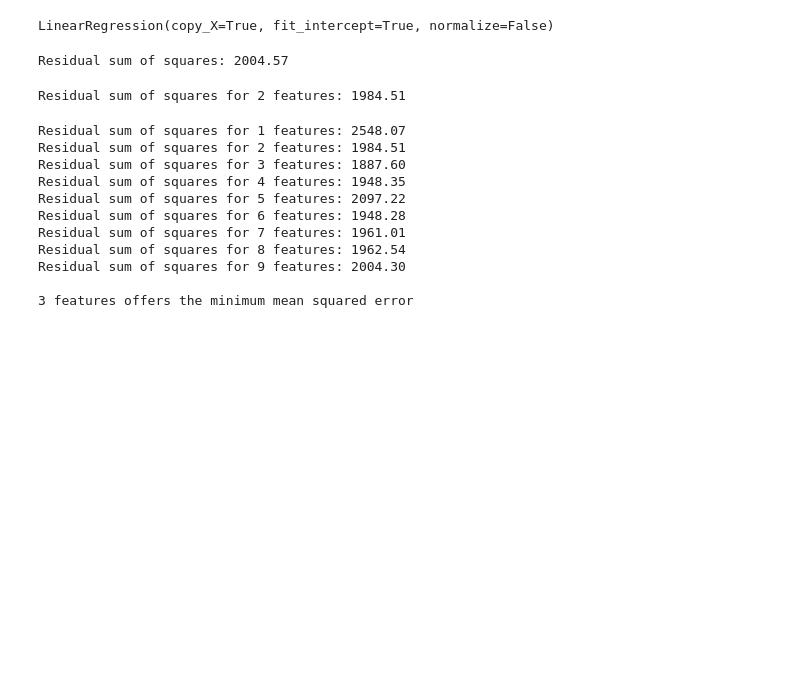
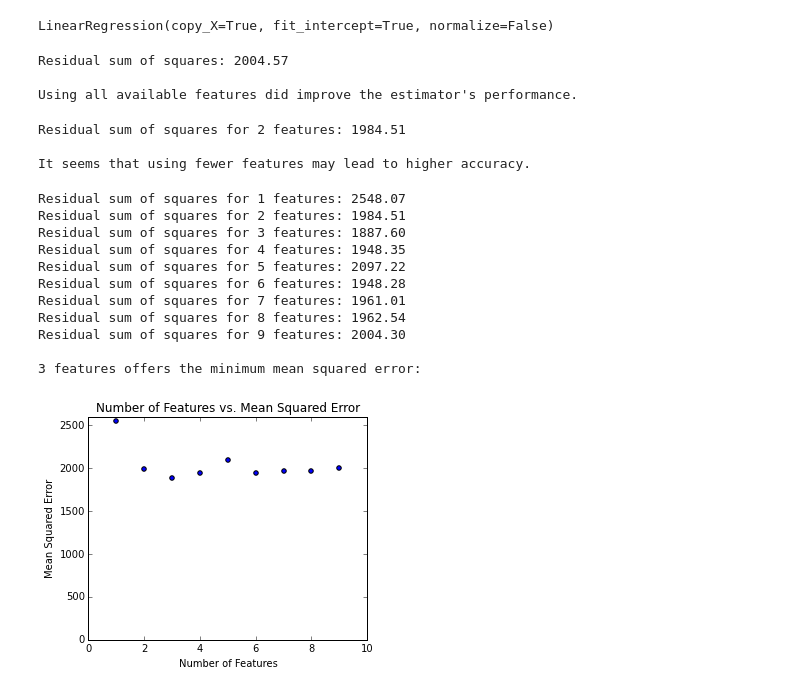
Before and after one commit to akoy93/datascience-fall14, a Jupyter notebook: lab1/Albert_Koy_Lab_1.ipynb, the cells around one changed output. Saved outputs shown, nothing was run; the diff lists cells and outputs as text; code cells hidden in the pictures; blank space fills up the shorter version.

```diff
--- a/lab1/Albert_Koy_Lab_1.ipynb
+++ b/lab1/Albert_Koy_Lab_1.ipynb
@@ -86,8 +85,12 @@ LinearRegression(copy_X=True, fit_intercept=True, normalize=False)
 # Exercise 2.1 ---------------------------------------------------------
 print("Residual sum of squares: %.2f"
       % np.mean((regr.predict(diabetes_X_test) - diabetes_y_test) ** 2))
+
+print "\nUsing all available features did improve the estimator's performance."
 # %% [output]
 Residual sum of squares: 2004.57
+
+Using all available features did improve the estimator's performance.
 # %%
 # Exercise 2.2 ---------------------------------------------------------
 from sklearn.feature_selection import RFE
@@ -100,30 +103,50 @@ print("Residual sum of squares for 2 features: %.2f"
       % np.mean((regr_2_features.predict(diabetes_X_test) - diabetes_y_test) ** 2))
 
 # It seems that using fewer features may lead to higher accuracy
+print "\nIt seems that using fewer features may lead to higher accuracy."
 # %% [output]
 Residual sum of squares for 2 features: 1984.51
+
+It seems that using fewer features may lead to higher accuracy.
 # %%
+x = [] # number of features
+y = [] # mean squared error
+
 for i in range (1, 10):
     rfe = RFE(estimator=regr, n_features_to_select=i, step=1)
     regr_num_features = rfe.fit(diabetes_X_train, diabetes_y_train)
 
-    print("Residual sum of squares for %d features: %.2f"
-          % (i, np.mean((regr_num_features.predict(diabetes_X_test) - diabetes_y_test) ** 2)))
+    mse = np.mean((regr_num_features.predict(diabetes_X_test) - diabetes_y_test) ** 2)
+
+    print("Residual sum of squares for %d features: %.2f" % (i, mse))
+
+    x.append(i)
+    y.append(mse)
+
+fig = plt.figure(figsize=(5, 4))
+ax = fig.add_subplot(1,1,1)
+ax.scatter(x, y)
+plt.xlim(0)
+plt.ylim(0)
+title("Number of Features vs. Mean Squared Error")
+xlabel("Number of Features")
+ylabel("Mean Squared Error")
 
 # 3 features is optimal
-print("\n3 features offers the minimum mean squared error")
+print("\n3 features offers the minimum mean squared error:")
 # %% [output]
 Residual sum of squares for 1 features: 2548.07
 Residual sum of squares for 2 features: 1984.51
 Residual sum of squares for 3 features: 1887.60
 Residual sum of squares for 4 features: 1948.35
 Residual sum of squares for 5 features: 2097.22
 Residual sum of squares for 6 features: 1948.28
 Residual sum of squares for 7 features: 1961.01
 Residual sum of squares for 8 features: 1962.54
 Residual sum of squares for 9 features: 2004.30
 
-3 features offers the minimum mean squared error
+3 features offers the minimum mean squared error:
+[figure, added]
 # %%
 # Exercise 3.1 ---------------------------------------------------------
 boston = load_boston()
```
Also changed, not shown: parts of 8 cells of this notebook.
